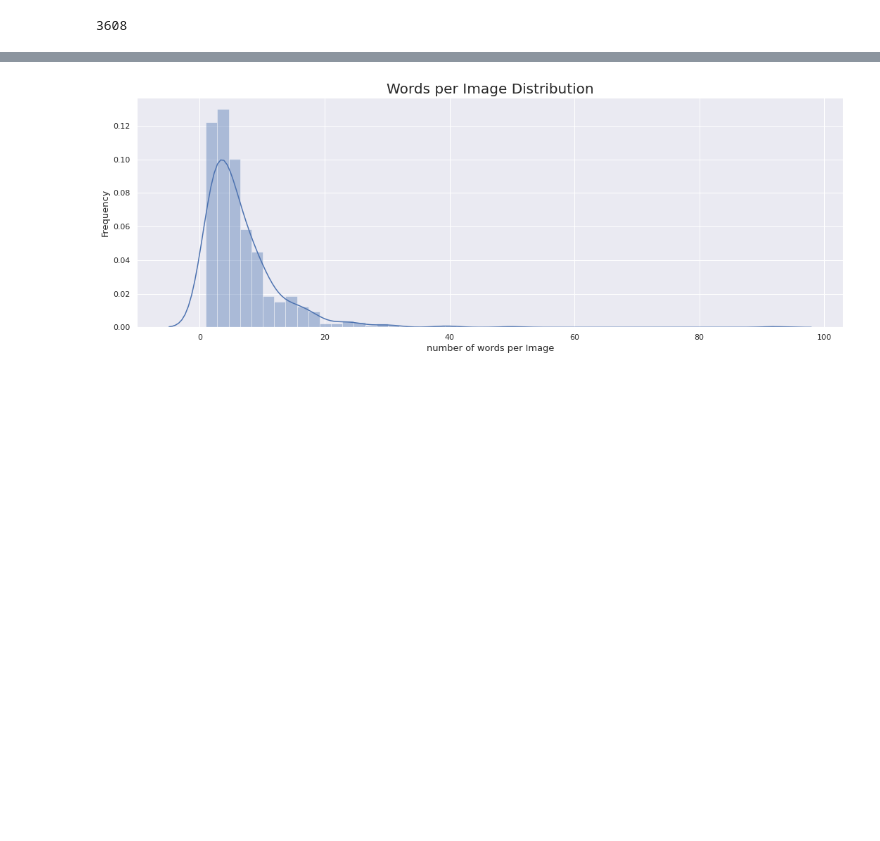
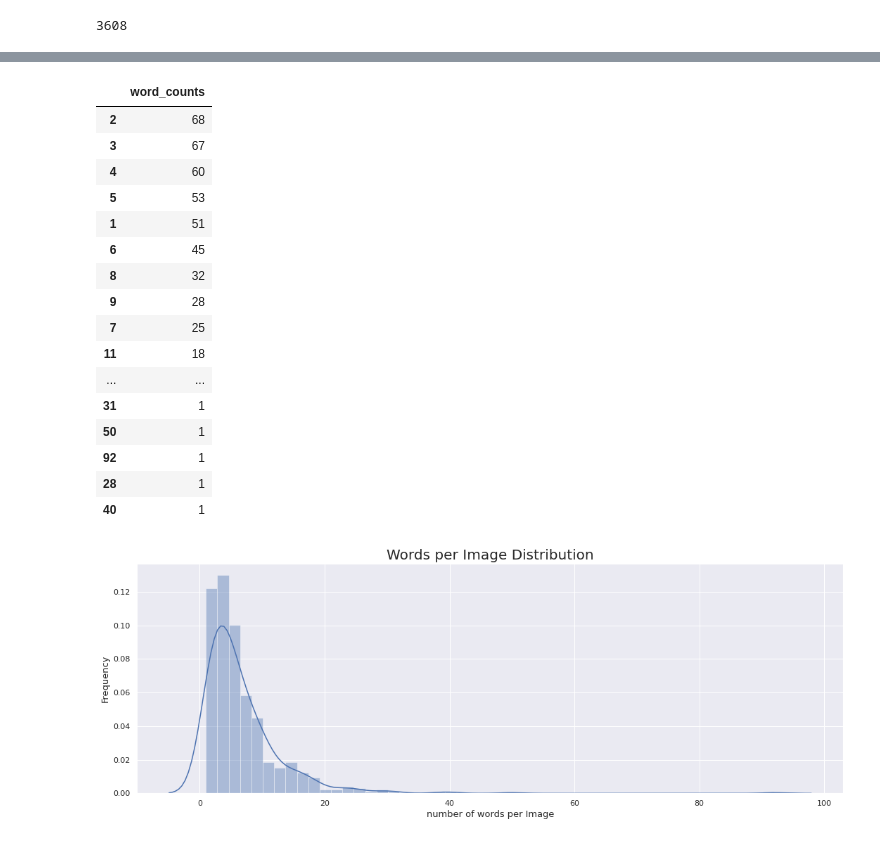
Before and after one commit to boostcampaitech3/level2-data-annotation_cv-level2-cv-01, a Jupyter notebook: OCR_EDA.ipynb, the cells around one changed output, grey strips where cells are left out. Saved outputs shown, nothing was run; the diff lists cells and outputs as text; code cells hidden in the pictures; blank space fills up the shorter version.

```diff
--- a/OCR_EDA.ipynb
+++ b/OCR_EDA.ipynb
@@ -284,3 +297,23 @@ def plot_dist(df, field, bins, color, xlabel, ylabel, title):
+# %%
+pd.DataFrame(image_df['word_counts'].value_counts())
+# %% [output]
+|  | word_counts |
+| 2 | 68 |
+| 3 | 67 |
+| 4 | 60 |
+| 5 | 53 |
+| 1 | 51 |
+| 6 | 45 |
+| 8 | 32 |
+| 9 | 28 |
+| 7 | 25 |
+| 11 | 18 |
+| ... | ... |
+| 31 | 1 |
+| 50 | 1 |
+| 92 | 1 |
+| 28 | 1 |
+| 40 | 1 |
 # %%
 plot_dist(df=image_df, field='word_counts', bins=50, color='b', xlabel='number of words per Image', \
           ylabel='Frequency', title='Words per Image Distribution')
```
Also changed, not shown: parts of 5 cells of this notebook, 1 other file.
